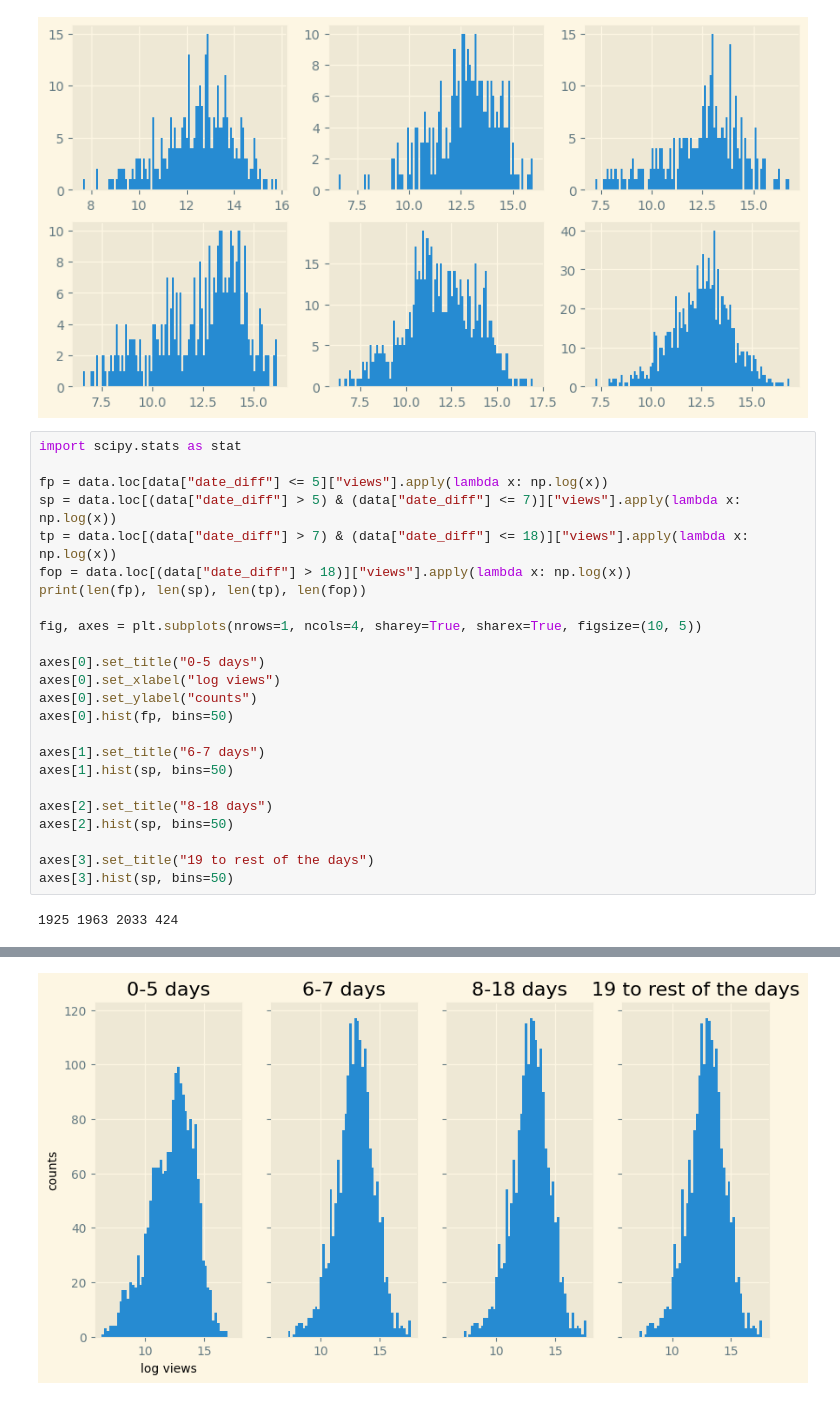
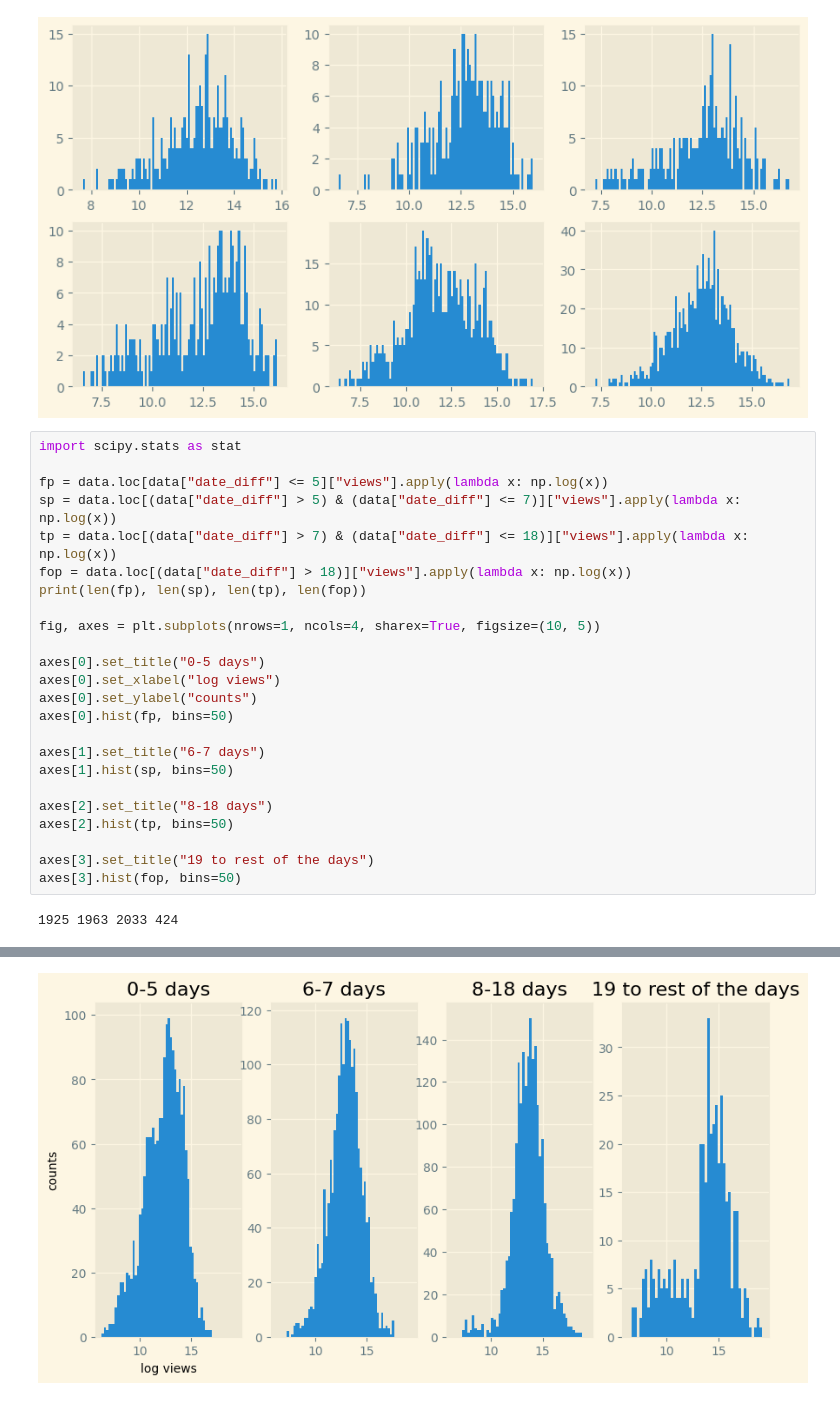
Before and after one commit to fangjunzhou/ttvp, a Jupyter notebook: scripts/data_processing.ipynb, the cells around one changed output, grey strips where cells are left out. Drawn from its saved outputs; the diff is of its cells as text.

```diff
--- a/scripts/data_processing.ipynb
+++ b/scripts/data_processing.ipynb
@@ -125,7 +125,7 @@ tp = data.loc[(data["date_diff"] > 7) & (data["date_diff"] <= 18)]["views"].appl
 fop = data.loc[(data["date_diff"] > 18)]["views"].apply(lambda x: np.log(x))
 print(len(fp), len(sp), len(tp), len(fop))
 
-fig, axes = plt.subplots(nrows=1, ncols=4, sharey=True, sharex=True, figsize=(10, 5))
+fig, axes = plt.subplots(nrows=1, ncols=4, sharex=True, figsize=(10, 5))
 
 axes[0].set_title("0-5 days")
 axes[0].set_xlabel("log views")
@@ -136,9 +136,9 @@ axes[1].set_title("6-7 days")
 axes[1].hist(sp, bins=50)
 
 axes[2].set_title("8-18 days")
-axes[2].hist(sp, bins=50)
+axes[2].hist(tp, bins=50)
 
 axes[3].set_title("19 to rest of the days")
-axes[3].hist(sp, bins=50)
+axes[3].hist(fop, bins=50)
 # %% [output]
 1925 1963 2033 424
@@ -161,2 +160,2 @@ axes[3].hist(sp, bins=50)
  <BarContainer object of 50 artists>)
-[figure, old version]
+[figure, new version]
```
Also changed, not shown: parts of 3 cells of this notebook, 1 other file.
